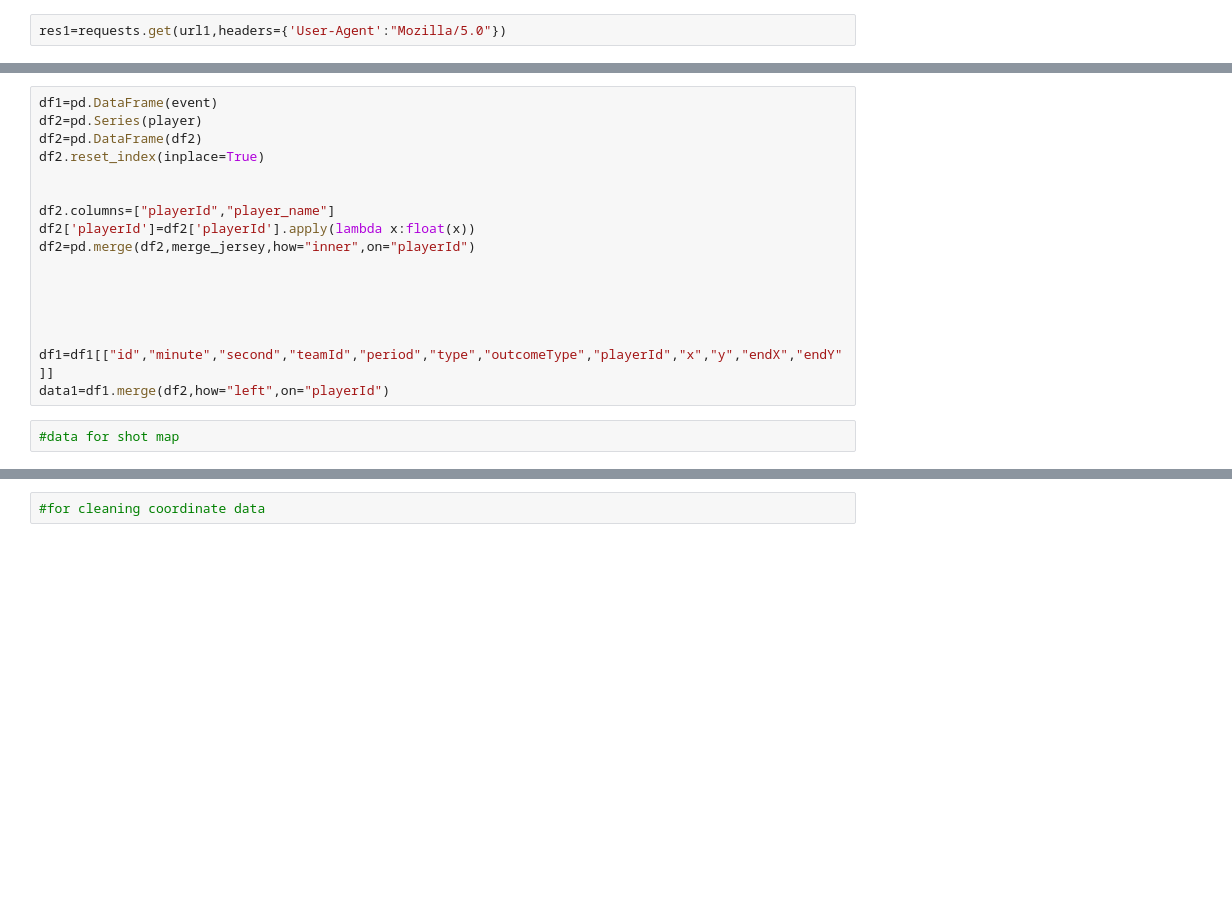
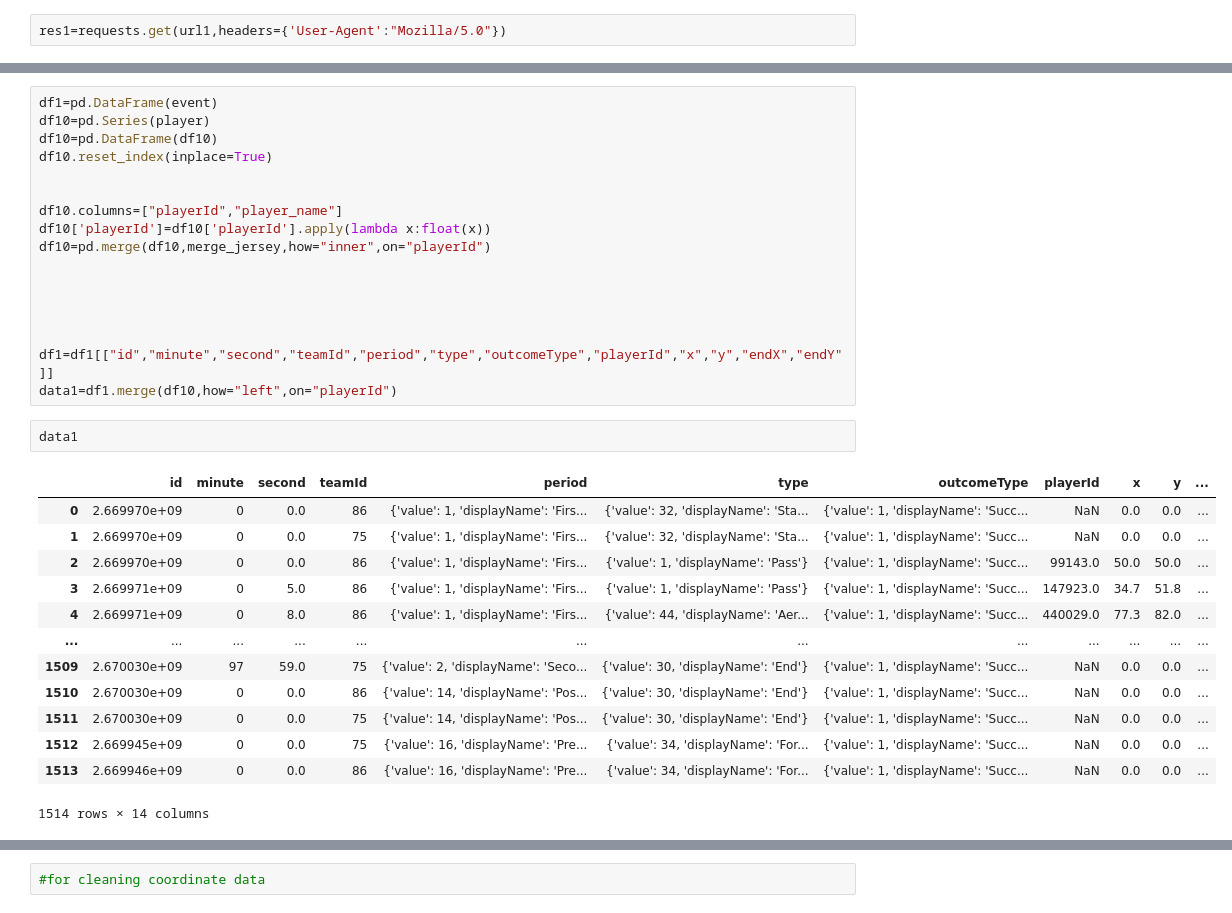
Before and after one commit to sourabanerjee/footballwork, a Jupyter notebook: match dashboard.ipynb, the cells around one changed output, grey strips where cells are left out. Cells and saved outputs as stored; diff of their text form; blank space fills up the shorter version.

```diff
--- a/match dashboard.ipynb
+++ b/match dashboard.ipynb
@@ -67,22 +70,36 @@ score=data['score']
 # %%
 df1=pd.DataFrame(event)
-df2=pd.Series(player)
-df2=pd.DataFrame(df2)
-df2.reset_index(inplace=True)
+df10=pd.Series(player)
+df10=pd.DataFrame(df10)
+df10.reset_index(inplace=True)
 
 
-df2.columns=["playerId","player_name"]
-df2['playerId']=df2['playerId'].apply(lambda x:float(x))
-df2=pd.merge(df2,merge_jersey,how="inner",on="playerId")
+df10.columns=["playerId","player_name"]
+df10['playerId']=df10['playerId'].apply(lambda x:float(x))
+df10=pd.merge(df10,merge_jersey,how="inner",on="playerId")
 
 
 
 
 
 df1=df1[["id","minute","second","teamId","period","type","outcomeType","playerId","x","y","endX","endY"]]
-data1=df1.merge(df2,how="left",on="playerId")
+data1=df1.merge(df10,how="left",on="playerId")
 # %%
-#data for shot map
+data1
+# %% [output]
+|  | id | minute | second | teamId | period | type | outcomeType | playerId | x | y | ... |
+| 0 | 2.669970e+09 | 0 | 0.0 | 86 | {'value': 1, 'displayName': 'Firs... | {'value': 32, 'displayName': 'Sta... | {'value': 1, 'displayName': 'Succ... | NaN | 0.0 | 0.0 | ... |
+| 1 | 2.669970e+09 | 0 | 0.0 | 75 | {'value': 1, 'displayName': 'Firs... | {'value': 32, 'displayName': 'Sta... | {'value': 1, 'displayName': 'Succ... | NaN | 0.0 | 0.0 | ... |
+| 2 | 2.669970e+09 | 0 | 0.0 | 86 | {'value': 1, 'displayName': 'Firs... | {'value': 1, 'displayName': 'Pass'} | {'value': 1, 'displayName': 'Succ... | 99143.0 | 50.0 | 50.0 | ... |
+| 3 | 2.669971e+09 | 0 | 5.0 | 86 | {'value': 1, 'displayName': 'Firs... | {'value': 1, 'displayName': 'Pass'} | {'value': 1, 'displayName': 'Succ... | 147923.0 | 34.7 | 51.8 | ... |
+| 4 | 2.669971e+09 | 0 | 8.0 | 86 | {'value': 1, 'displayName': 'Firs... | {'value': 44, 'displayName': 'Aer... | {'value': 1, 'displayName': 'Succ... | 440029.0 | 77.3 | 82.0 | ... |
+| ... | ... | ... | ... | ... | ... | ... | ... | ... | ... | ... | ... |
+| 1509 | 2.670030e+09 | 97 | 59.0 | 75 | {'value': 2, 'displayName': 'Seco... | {'value': 30, 'displayName': 'End'} | {'value': 1, 'displayName': 'Succ... | NaN | 0.0 | 0.0 | ... |
+| 1510 | 2.670030e+09 | 0 | 0.0 | 86 | {'value': 14, 'displayName': 'Pos... | {'value': 30, 'displayName': 'End'} | {'value': 1, 'displayName': 'Succ... | NaN | 0.0 | 0.0 | ... |
+| 1511 | 2.670030e+09 | 0 | 0.0 | 75 | {'value': 14, 'displayName': 'Pos... | {'value': 30, 'displayName': 'End'} | {'value': 1, 'displayName': 'Succ... | NaN | 0.0 | 0.0 | ... |
+| 1512 | 2.669945e+09 | 0 | 0.0 | 75 | {'value': 16, 'displayName': 'Pre... | {'value': 34, 'displayName': 'For... | {'value': 1, 'displayName': 'Succ... | NaN | 0.0 | 0.0 | ... |
+| 1513 | 2.669946e+09 | 0 | 0.0 | 86 | {'value': 16, 'displayName': 'Pre... | {'value': 34, 'displayName': 'For... | {'value': 1, 'displayName': 'Succ... | NaN | 0.0 | 0.0 | ... |
+1514 rows × 14 columns
 # %%
 # data  from fotmob
 
```
Also changed, not shown: parts of 18 cells of this notebook.
